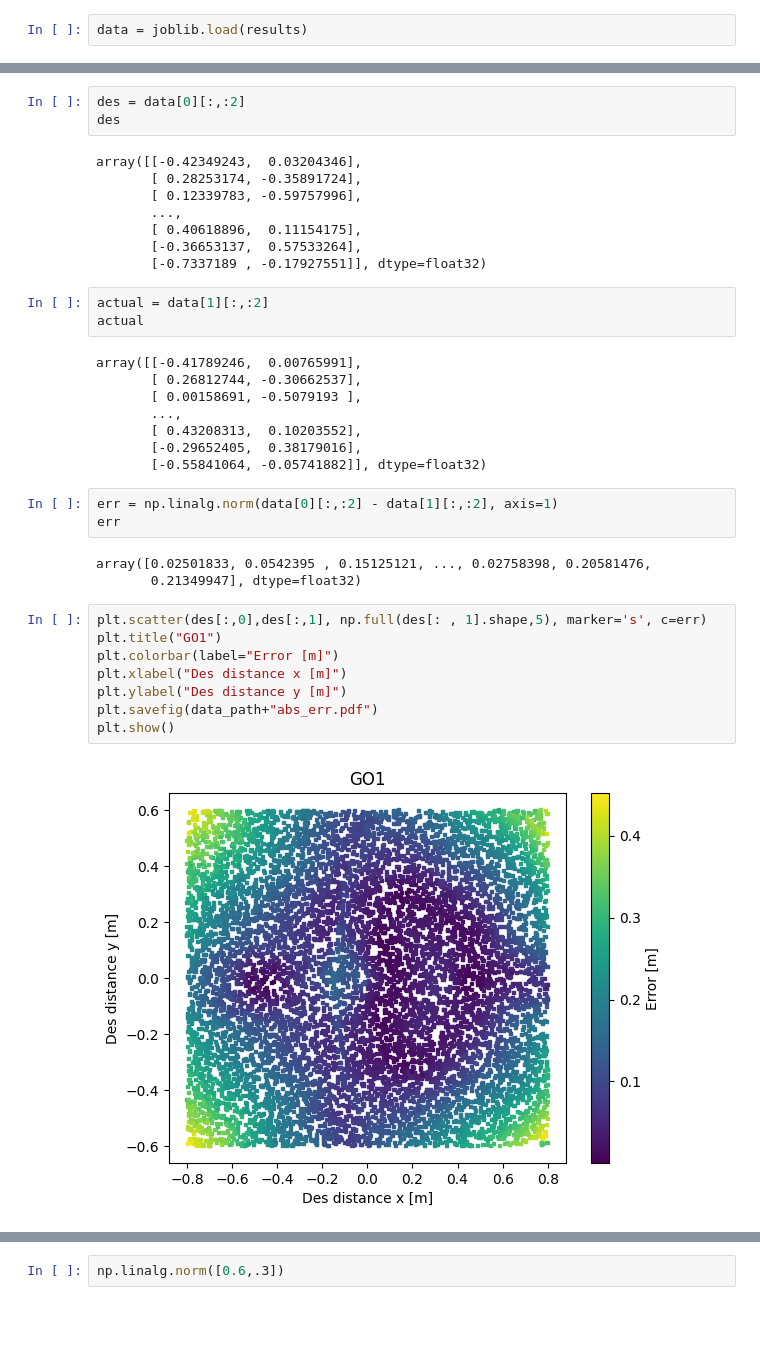
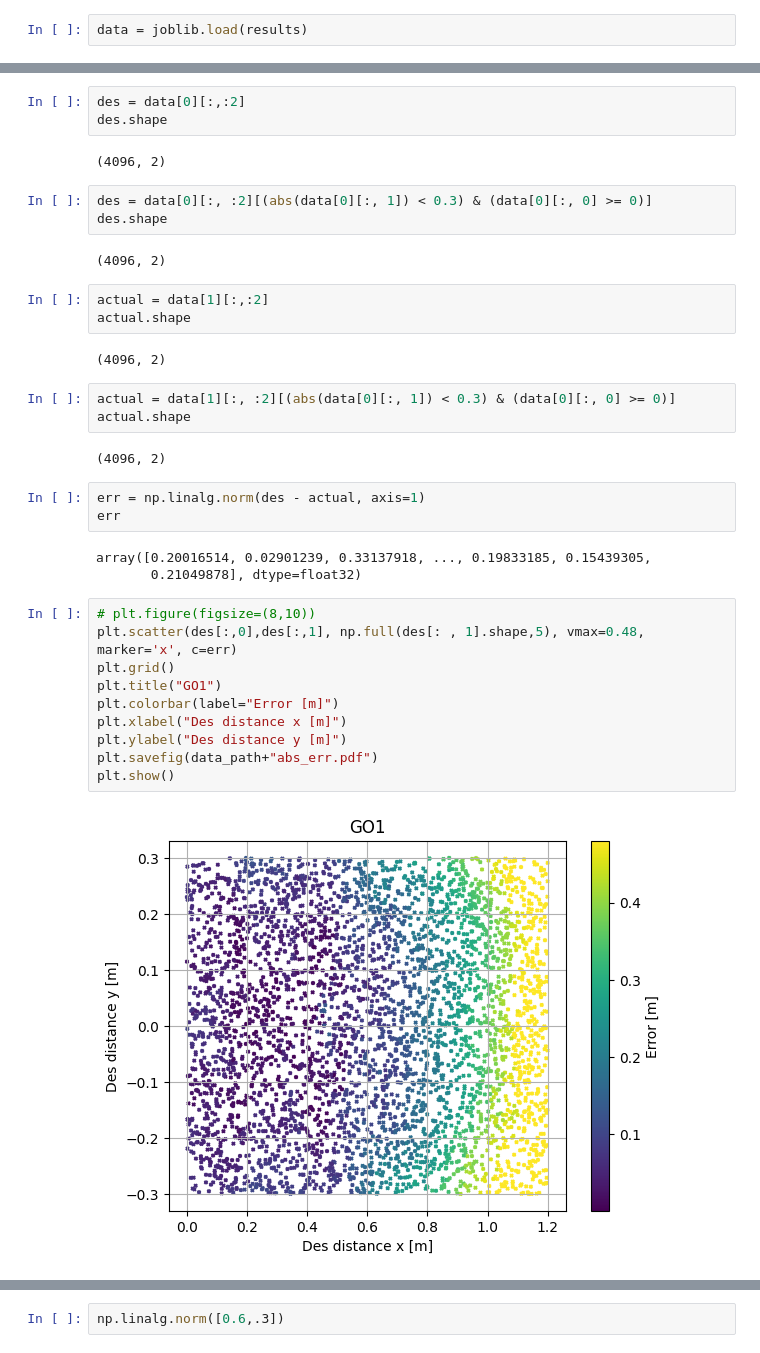
Before and after one commit to mfocchi/guided-rl-jump, a Jupyter notebook: source/standalone/development/notebooks/results_plot.ipynb, the cells around one changed output, grey strips where cells are left out. Cells and saved outputs as stored; diff of their text form; blank space fills up the shorter version.

```diff
--- a/source/standalone/development/notebooks/results_plot.ipynb
+++ b/source/standalone/development/notebooks/results_plot.ipynb
@@ -36,38 +36,38 @@ data.shape
 # %%
 des = data[0][:,:2]
-des
+des.shape
 # %% [output]
-array([[-0.42349243,  0.03204346],
-       [ 0.28253174, -0.35891724],
-       [ 0.12339783, -0.59757996],
-       ...,
-       [ 0.40618896,  0.11154175],
-       [-0.36653137,  0.57533264],
-       [-0.7337189 , -0.17927551]], dtype=float32)
+(4096, 2)
+# %%
+des = data[0][:, :2][(abs(data[0][:, 1]) < 0.3) & (data[0][:, 0] >= 0)]
+des.shape
+# %% [output]
+(4096, 2)
 # %%
 actual = data[1][:,:2]
-actual
+actual.shape
 # %% [output]
-array([[-0.41789246,  0.00765991],
-       [ 0.26812744, -0.30662537],
-       [ 0.00158691, -0.5079193 ],
-       ...,
-       [ 0.43208313,  0.10203552],
-       [-0.29652405,  0.38179016],
-       [-0.55841064, -0.05741882]], dtype=float32)
+(4096, 2)
+# %%
+actual = data[1][:, :2][(abs(data[0][:, 1]) < 0.3) & (data[0][:, 0] >= 0)]
+actual.shape
+# %% [output]
+(4096, 2)
 # %%
-err = np.linalg.norm(data[0][:,:2] - data[1][:,:2], axis=1)
+err = np.linalg.norm(des - actual, axis=1)
 err
 # %% [output]
-array([0.02501833, 0.0542395 , 0.15125121, ..., 0.02758398, 0.20581476,
-       0.21349947], dtype=float32)
+array([0.20016514, 0.02901239, 0.33137918, ..., 0.19833185, 0.15439305,
+       0.21049878], dtype=float32)
 # %%
-plt.scatter(des[:,0],des[:,1], np.full(des[: , 1].shape,5), marker='s', c=err)
+# plt.figure(figsize=(8,10))
+plt.scatter(des[:,0],des[:,1], np.full(des[: , 1].shape,5), vmax=0.48, marker='x', c=err)
+plt.grid()
 plt.title("GO1")
 plt.colorbar(label="Error [m]")
 plt.xlabel("Des distance x [m]")
 plt.ylabel("Des distance y [m]")
 plt.savefig(data_path+"abs_err.pdf")
 plt.show()
 # %% [output]
-[figure, old version]
+[figure, new version]
```
Also changed, not shown: parts of 13 cells of this notebook, 10 other files.
